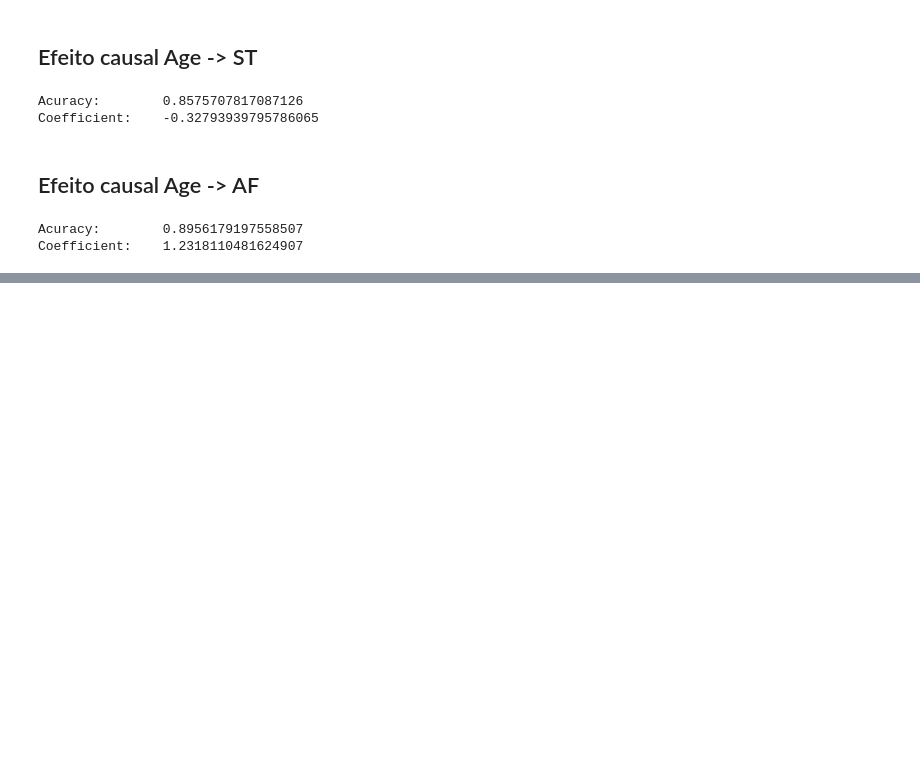
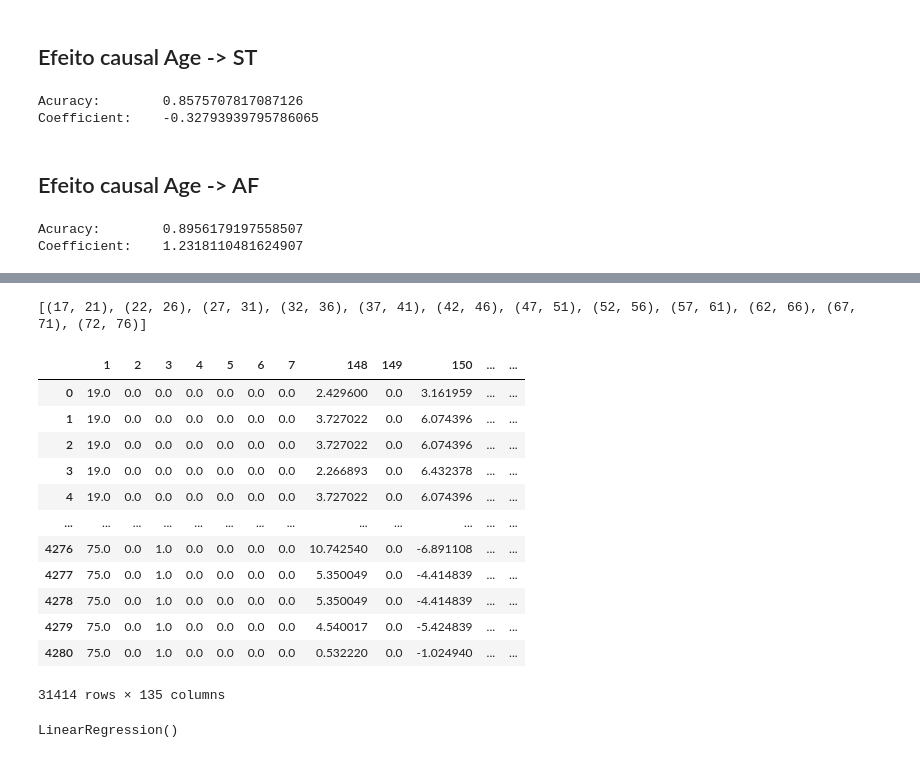
Before and after one commit to EduMio/TP-Causalidade, a Jupyter notebook: notebooks/Grafo_Causal.ipynb, the cells around one changed output, grey strips where cells are left out. Saved outputs shown, nothing was run; the diff lists cells and outputs as text; code cells hidden in the pictures; blank space fills up the shorter version.

Commit message:
Dataset de treino

```diff
--- a/notebooks/Grafo_Causal.ipynb
+++ b/notebooks/Grafo_Causal.ipynb
@@ -245,0 +161,48 @@ data[[i for i in range(7,40)]]
+# %%
+# Definição das features
+features = [i for i in range(1,8)]
+similar_beat = [i for i in range(148, 276)]
+target = [i for i in range(148, 276)]
+# %%
+age_groups = [(a, a + 4) for a in range(17, 77, 5)]
+# %%
+print(age_groups)
+# %% [output]
+[(17, 21), (22, 26), (27, 31), (32, 36), (37, 41), (42, 46), (47, 51), (52, 56), (57, 61), (62, 66), (67, 71), (72, 76)]
+# %%
+# Leitura dos dados de treino, separados por bin de idade
+final_X = []
+final_y = []
+for age in age_groups:
+    group = str(age[0]) + '-'+str(age[1])
+    file = '../preprocess3/Bins/' + group
+    data_in = np.load(file + '/in.npy')
+    data_out = np.load(file + '/out.npy')
+    data_in = pd.DataFrame(data=data_in)
+    data_out = pd.DataFrame(data=data_out)
+    final_X.append(pd.concat([data_in[features], data_out[similar_beat]], axis=1).copy())
+    final_y.append(data_in[target].copy())
+# %%
+X_treino = pd.concat([i for i in final_X], axis=0)
+y_treino = pd.concat([i for i in final_y], axis=0)
+# %%
+X_treino
+# %% [output]
+|  | 1 | 2 | 3 | 4 | 5 | 6 | 7 | 148 | 149 | 150 | ... | ... |
+| 0 | 19.0 | 0.0 | 0.0 | 0.0 | 0.0 | 0.0 | 0.0 | 2.429600 | 0.0 | 3.161959 | ... | ... |
+| 1 | 19.0 | 0.0 | 0.0 | 0.0 | 0.0 | 0.0 | 0.0 | 3.727022 | 0.0 | 6.074396 | ... | ... |
+| 2 | 19.0 | 0.0 | 0.0 | 0.0 | 0.0 | 0.0 | 0.0 | 3.727022 | 0.0 | 6.074396 | ... | ... |
+| 3 | 19.0 | 0.0 | 0.0 | 0.0 | 0.0 | 0.0 | 0.0 | 2.266893 | 0.0 | 6.432378 | ... | ... |
+| 4 | 19.0 | 0.0 | 0.0 | 0.0 | 0.0 | 0.0 | 0.0 | 3.727022 | 0.0 | 6.074396 | ... | ... |
+| ... | ... | ... | ... | ... | ... | ... | ... | ... | ... | ... | ... | ... |
+| 4276 | 75.0 | 0.0 | 1.0 | 0.0 | 0.0 | 0.0 | 0.0 | 10.742540 | 0.0 | -6.891108 | ... | ... |
+| 4277 | 75.0 | 0.0 | 1.0 | 0.0 | 0.0 | 0.0 | 0.0 | 5.350049 | 0.0 | -4.414839 | ... | ... |
+| 4278 | 75.0 | 0.0 | 1.0 | 0.0 | 0.0 | 0.0 | 0.0 | 5.350049 | 0.0 | -4.414839 | ... | ... |
+| 4279 | 75.0 | 0.0 | 1.0 | 0.0 | 0.0 | 0.0 | 0.0 | 4.540017 | 0.0 | -5.424839 | ... | ... |
+| 4280 | 75.0 | 0.0 | 1.0 | 0.0 | 0.0 | 0.0 | 0.0 | 0.532220 | 0.0 | -1.024940 | ... | ... |
+31414 rows × 135 columns
+# %%
+model = LinearRegression()
+model.fit(X_treino, y_treino)
+# %% [output]
+LinearRegression()
```
Also changed, not shown: parts of 20 cells of this notebook.
